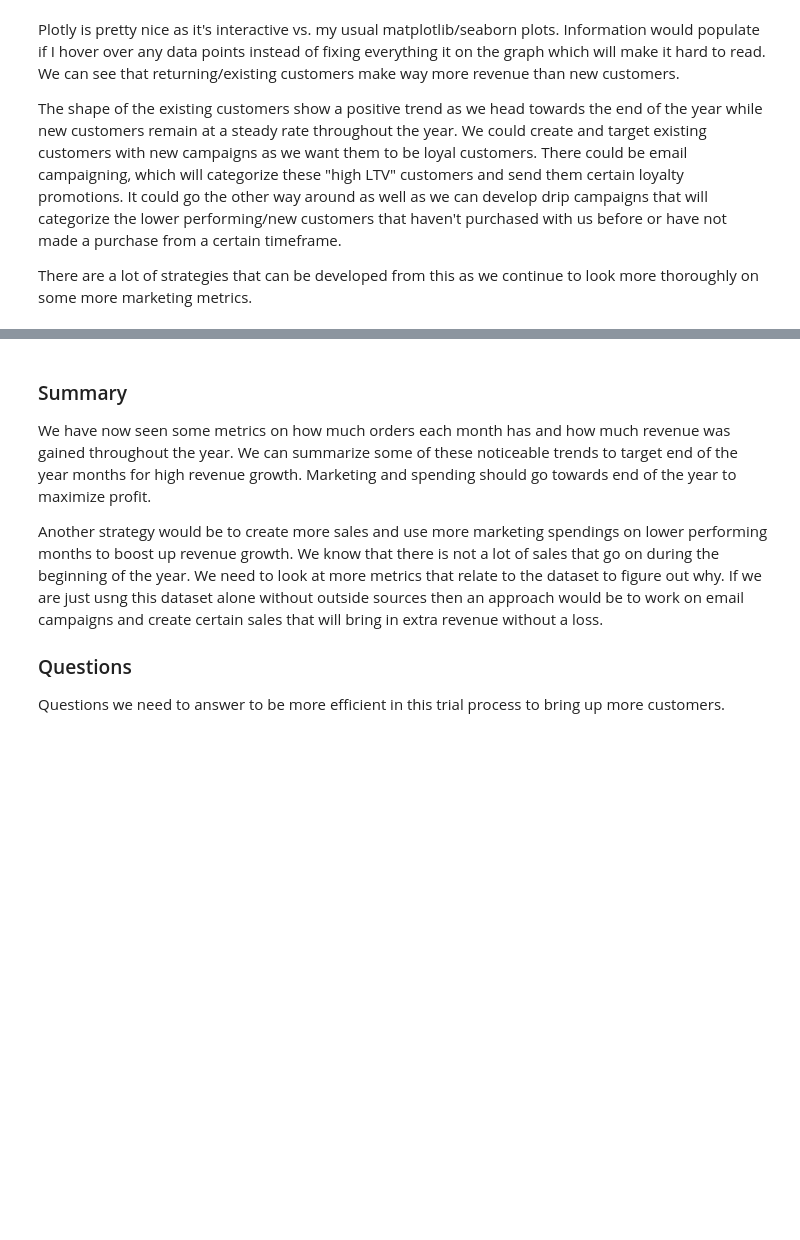
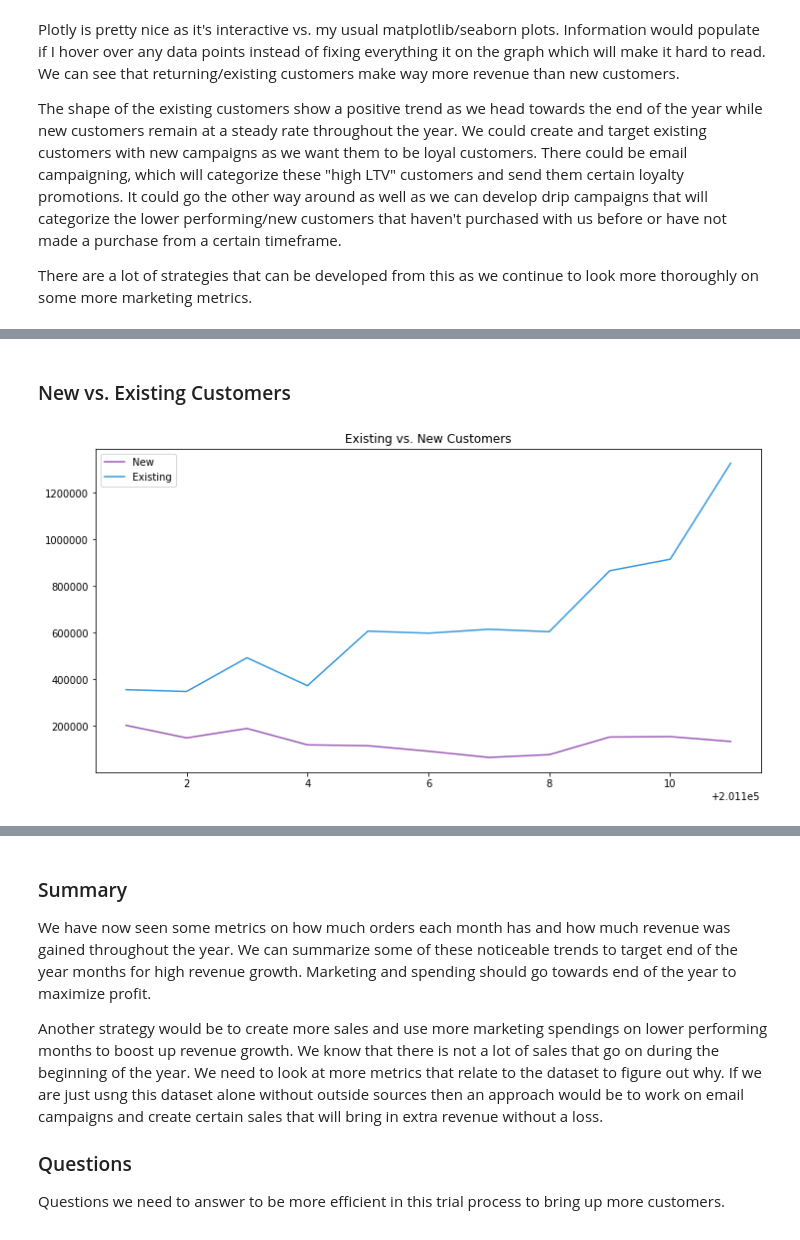
Before and after one commit to davidtnly/MachineLearning, a Jupyter notebook: 18-marketing-customers-metrics.ipynb, the cells around one changed output, grey strips where cells are left out. Saved outputs shown, nothing was run; the diff lists cells and outputs as text; code cells hidden in the pictures; blank space fills up the shorter version.

Commit message:
updated marketing customers notebook and created next one

```diff
--- a/18-customer-ltv-prediction.ipynb
+++ b/18-marketing-customers-metrics.ipynb
@@ -1007,0 +1021,5 @@ There are a lot of strategies that can be developed from this as we continue to
+# %%
+# Group the data by date and ID
+data_customer_group = data.groupby('CustomerID').InvoiceDate.min().reset_index()
+data_customer_group.columns = ['CustomerID', 'MinPurchaseDate']
+data_customer_group['MinPurchaseYearMonth'] = data_customer_group['MinPurchaseDate'].map(lambda x: 100*x.year + x.month)
@@ -1007,0 +1035,3 @@ There are a lot of strategies that can be developed from this as we continue to
+# %%
+# Merge columns
+data = pd.merge(data, data_customer_group, on='CustomerID')
@@ -1007,0 +1049,4 @@ There are a lot of strategies that can be developed from this as we continue to
+# %%
+# Create a new column
+data['User Type'] = 'New'
+data.loc[data['InvoiceYearMonth']>data['MinPurchaseYearMonth'], 'User Type'] = 'Existing'
@@ -1007,0 +1064,6 @@ There are a lot of strategies that can be developed from this as we continue to
+# %%
+# Group the data now by yearmonth and user type
+data_user_type_rev = data.groupby(['InvoiceYearMonth', 'User Type'])['Revenue'].sum().reset_index()
+
+# Remove 1st month and last month
+data_user_type_rev = data_user_type_rev.query("InvoiceYearMonth != 201012 and InvoiceYearMonth != 201112")
@@ -1007,0 +1101,25 @@ There are a lot of strategies that can be developed from this as we continue to
+# %% [markdown]
+### New vs. Existing Customers
+# %%
+# Set figure space
+plt.figure(figsize=(12, 6))
+
+# Create line plot
+plt.plot('InvoiceYearMonth',
+         'Revenue',
+         data=data_user_type_rev[data_user_type_rev['User Type']=='New'],
+         label='New'
+       )
+plt.plot('InvoiceYearMonth',
+         'Revenue',
+         data=data_user_type_rev[data_user_type_rev['User Type']=='Existing'],
+         label='Existing'
+       )
+
+# Set plot features
+plt.legend()
+# plt.legend(labels=['Existing', 'New'])
+plt.title('Existing vs. New Customers')
+plt.show()
+# %% [output]
+[figure, added]
```
Also changed, not shown: parts of 35 cells of this notebook.
